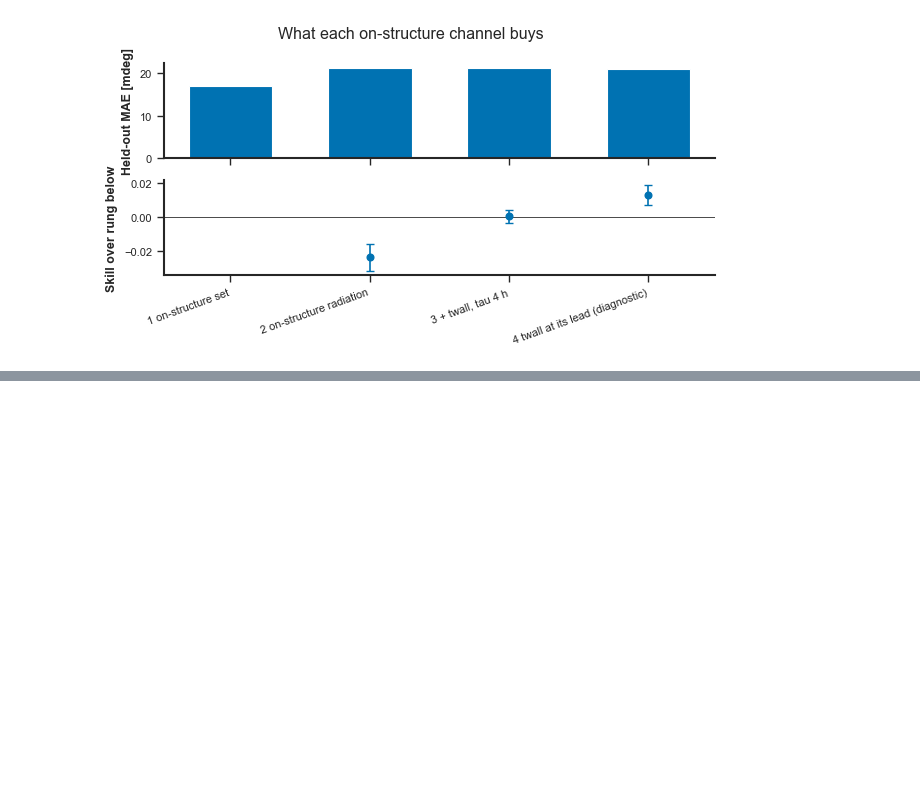
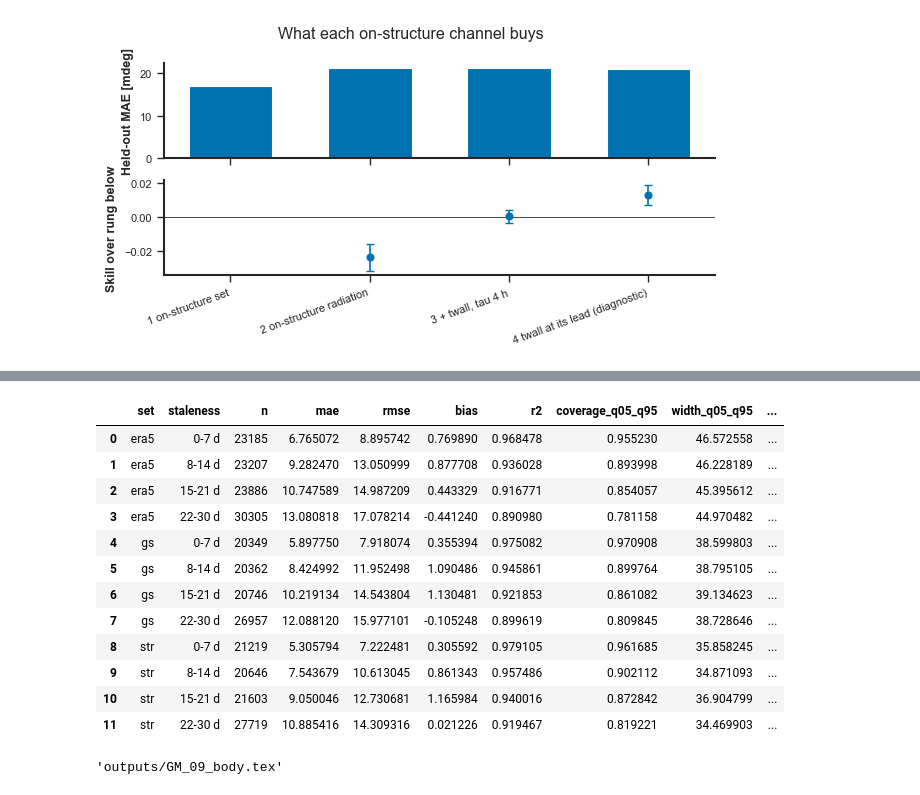
Before and after one commit to eugeniomoreira-iaud/neuralprophet-shm, a Jupyter notebook: studies/05_greybox_monitoring/greybox_monitoring_study.ipynb, the cells around one changed output, grey strips where cells are left out. Cells and saved outputs as stored; diff of their text form; code cells hidden in the pictures; blank space fills up the shorter version.

```diff
--- a/studies/05_greybox_monitoring/greybox_monitoring_study.ipynb
+++ b/studies/05_greybox_monitoring/greybox_monitoring_study.ipynb
@@ -1447,0 +1535,27 @@ figures.plot_ladder(ladder, title='What each on-structure channel buys',
+# %%
+all_rolling = pd.concat(rolling_sets.values(), ignore_index=True)
+nowcast = prediction.score_predictions(
+    all_rolling.dropna(subset=['q05', 'q95']), ['set', 'staleness'],
+    alpha=CONFORMAL_ALPHA)
+display(nowcast)
+nowcast.to_csv(OUTPUT_DIR / 'GM_09_nowcast_metrics.csv', index=False)
+tables.write_table(nowcast, str(OUTPUT_DIR / 'GM_09_body.tex'),
+                   [('set', tables.texttt), ('staleness', tables.texttt), ('n', ',d'),
+                    ('mae', '.2f'), ('rmse', '.2f'), ('bias', '.2f'),
+                    ('coverage_q05_q95', tables.percent), ('width_q05_q95', '.1f'),
+                    ('interval_score', '.1f')])
+# %% [output]
+|  | set | staleness | n | mae | rmse | bias | r2 | coverage_q05_q95 | width_q05_q95 | ... |
+| 0 | era5 | 0-7 d | 23185 | 6.765072 | 8.895742 | 0.769890 | 0.968478 | 0.955230 | 46.572558 | ... |
+| 1 | era5 | 8-14 d | 23207 | 9.282470 | 13.050999 | 0.877708 | 0.936028 | 0.893998 | 46.228189 | ... |
+| 2 | era5 | 15-21 d | 23886 | 10.747589 | 14.987209 | 0.443329 | 0.916771 | 0.854057 | 45.395612 | ... |
+| 3 | era5 | 22-30 d | 30305 | 13.080818 | 17.078214 | -0.441240 | 0.890980 | 0.781158 | 44.970482 | ... |
+| 4 | gs | 0-7 d | 20349 | 5.897750 | 7.918074 | 0.355394 | 0.975082 | 0.970908 | 38.599803 | ... |
+| 5 | gs | 8-14 d | 20362 | 8.424992 | 11.952498 | 1.090486 | 0.945861 | 0.899764 | 38.795105 | ... |
+| 6 | gs | 15-21 d | 20746 | 10.219134 | 14.543804 | 1.130481 | 0.921853 | 0.861082 | 39.134623 | ... |
+| 7 | gs | 22-30 d | 26957 | 12.088120 | 15.977101 | -0.105248 | 0.899619 | 0.809845 | 38.728646 | ... |
+| 8 | str | 0-7 d | 21219 | 5.305794 | 7.222481 | 0.305592 | 0.979105 | 0.961685 | 35.858245 | ... |
+| 9 | str | 8-14 d | 20646 | 7.543679 | 10.613045 | 0.861343 | 0.957486 | 0.902112 | 34.871093 | ... |
+| 10 | str | 15-21 d | 21603 | 9.050046 | 12.730681 | 1.165984 | 0.940016 | 0.872842 | 36.904799 | ... |
+| 11 | str | 22-30 d | 27719 | 10.885416 | 14.309316 | 0.021226 | 0.919467 | 0.819221 | 34.469903 | ... |
+'outputs/GM_09_body.tex'
```
Also changed, not shown: parts of 12 cells of this notebook, 2 other files.
